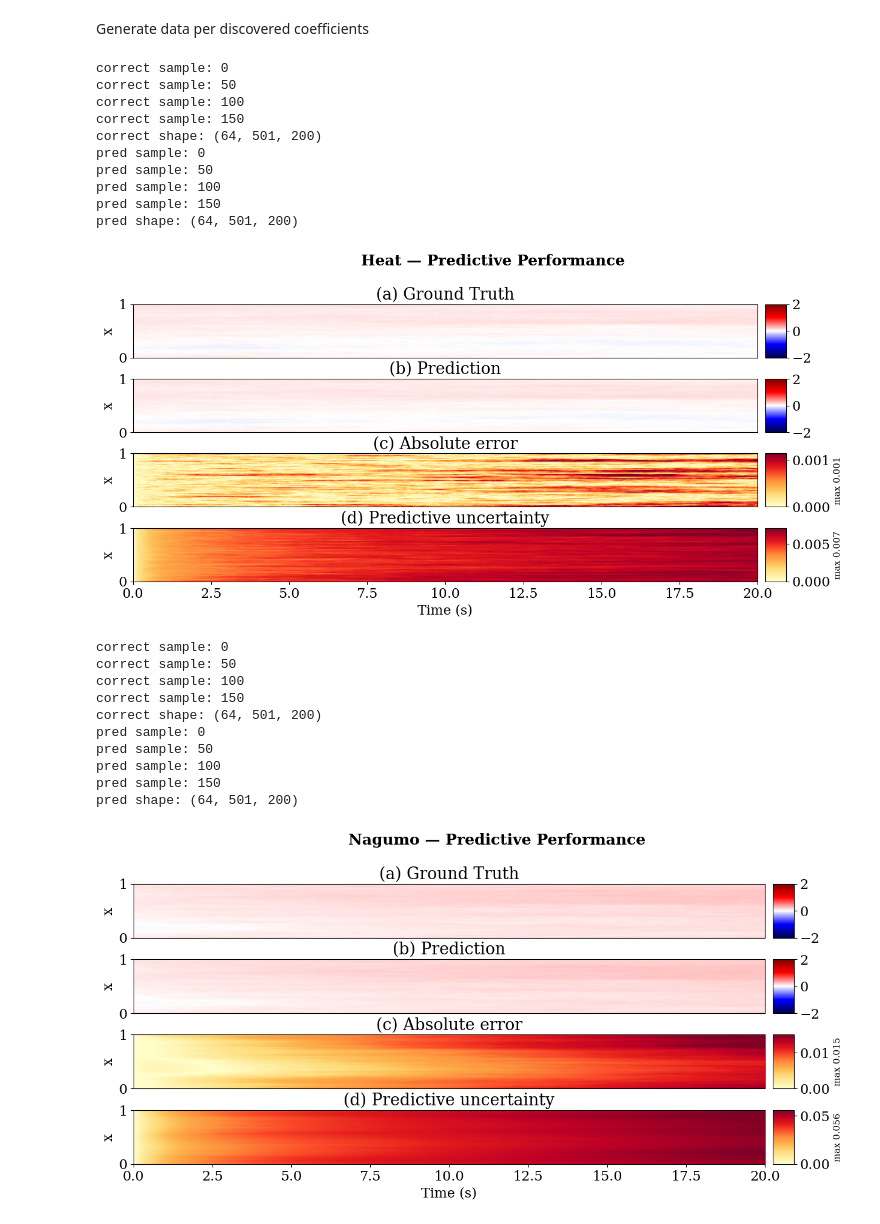
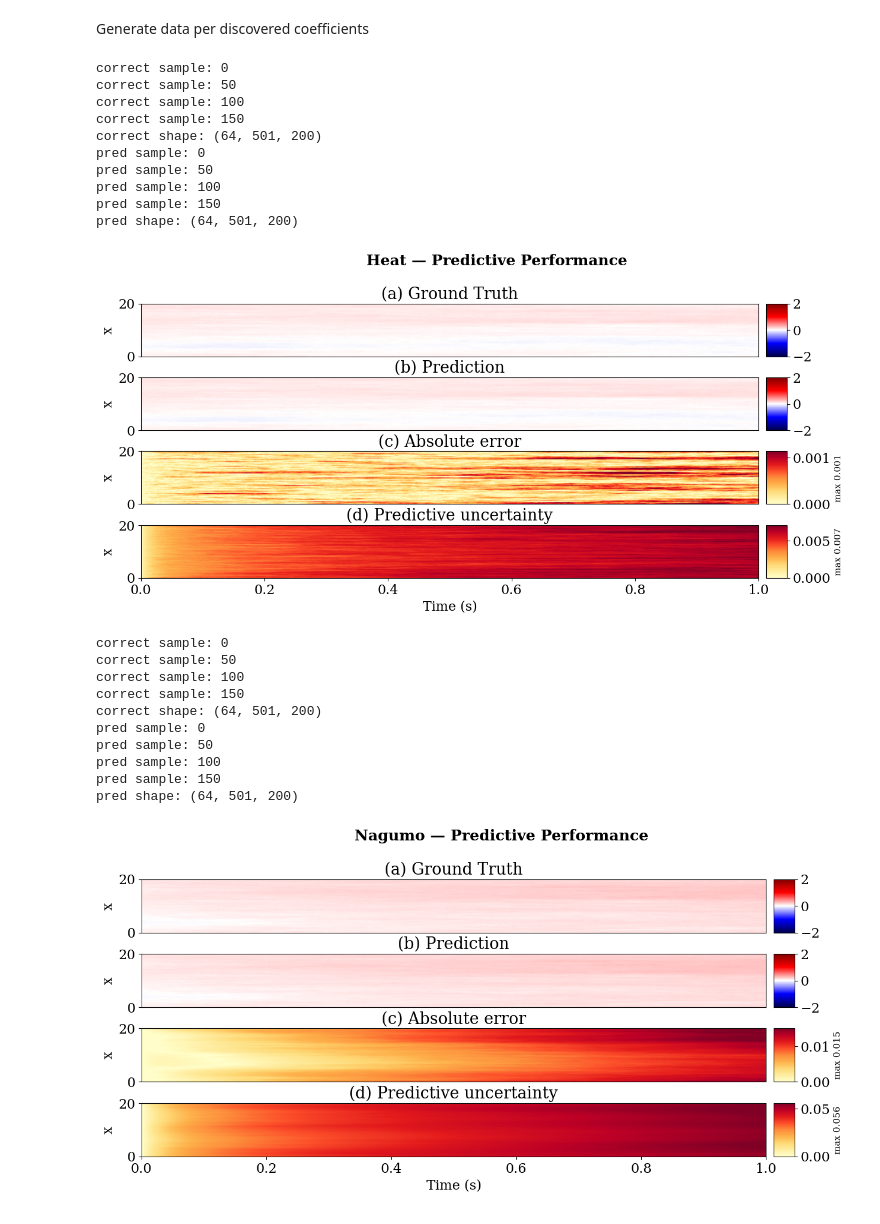
Before and after one commit to rogoson/Stochastic-PDE-Discovery, a Jupyter notebook: MasterNotebook.ipynb, the cells around one changed output. Saved outputs shown, nothing was run; the diff lists cells and outputs as text; code cells hidden in the pictures.

```diff
--- a/MasterNotebook.ipynb
+++ b/MasterNotebook.ipynb
@@ -784,48 +784,48 @@ for key, value in experimentKeys.items():
 
         plt.subplot(4, 1, 1)
         plt.imshow(uu, cmap=solution_cmap, aspect='auto', origin='lower',
-                   extent=[0, 20, 0, 1], vmin=-2, vmax=2)
+                   extent=[0, 1, 0, 20], vmin=-2, vmax=2)
         plt.ylabel('x'); plt.title('(a) Ground Truth'); plt.xticks([], [])
         plt.colorbar(aspect=2.5, pad=0.01)
 
         plt.subplot(4, 1, 2)
         plt.imshow(uu1, cmap=solution_cmap, aspect='auto', origin='lower',
-                   extent=[0, 20, 0, 1], vmin=-2, vmax=2)
+                   extent=[0, 1, 0, 20], vmin=-2, vmax=2)
         plt.ylabel('x'); plt.title('(b) Prediction'); plt.xticks([], [])
         plt.colorbar(aspect=2.5, pad=0.01)
 
         plt.subplot(4, 1, 3)
         plt.imshow(err, cmap=error_cmap, aspect='auto', origin='lower',
-                   extent=[0, 20, 0, 1], vmin=0, vmax=err_vmax)
+                   extent=[0, 1, 0, 20], vmin=0, vmax=err_vmax)
         plt.ylabel('x'); plt.title('(c) Absolute error'); plt.xticks([], [])
         cb = plt.colorbar(aspect=2.5, pad=0.01)
         cb.set_label(f'max {err_vmax:.3f}', fontsize=11)
 
         plt.subplot(4, 1, 4)
         plt.imshow(unc, cmap=error_cmap, aspect='auto', origin='lower',
-                   extent=[0, 20, 0, 1], vmin=0, vmax=unc_vmax)
+                   extent=[0, 1, 0, 20], vmin=0, vmax=unc_vmax)
         plt.xlabel('Time (s)'); plt.ylabel('x')
         plt.title('(d) Predictive uncertainty')
         cb = plt.colorbar(aspect=2.5, pad=0.01)
         cb.set_label(f'max {unc_vmax:.3f}', fontsize=11)
 
         fig.suptitle(f'{key.replace("_", " ").title()} — Predictive Performance',
                      fontweight='bold', fontsize=18, y=1.02)
         plt.show()
         fig.savefig(f'worthwhileImages/{key}_prediction.pdf', format='pdf',
                     dpi=300, bbox_inches='tight')
 # %% [output]
 correct sample: 0
 correct sample: 50
 correct sample: 100
 correct sample: 150
 correct shape: (64, 501, 200)
 pred sample: 0
 pred sample: 50
 pred sample: 100
 pred sample: 150
 pred shape: (64, 501, 200)
-[figure, old version]
+[figure, new version]
 correct sample: 0
 correct sample: 50
 correct sample: 100
@@ -836,7 +836,7 @@ pred sample: 50
 pred sample: 100
 pred sample: 150
 pred shape: (64, 501, 200)
-[figure, old version]
+[figure, new version]
 correct sample: 0
 correct sample: 50
 correct sample: 100
```
Also changed, not shown: parts of 1 cell of this notebook.
